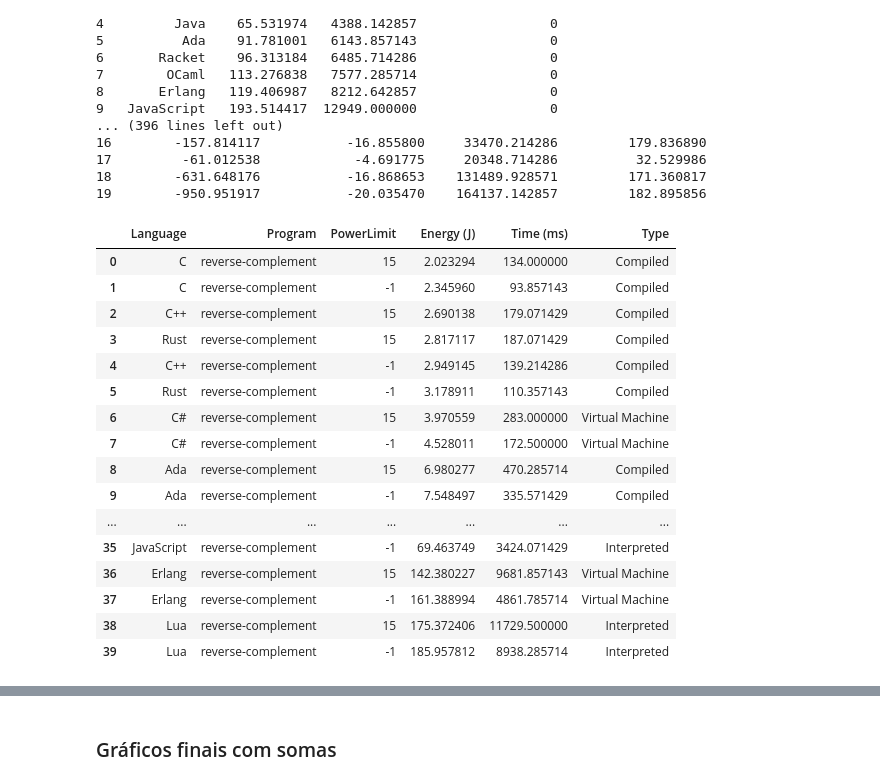
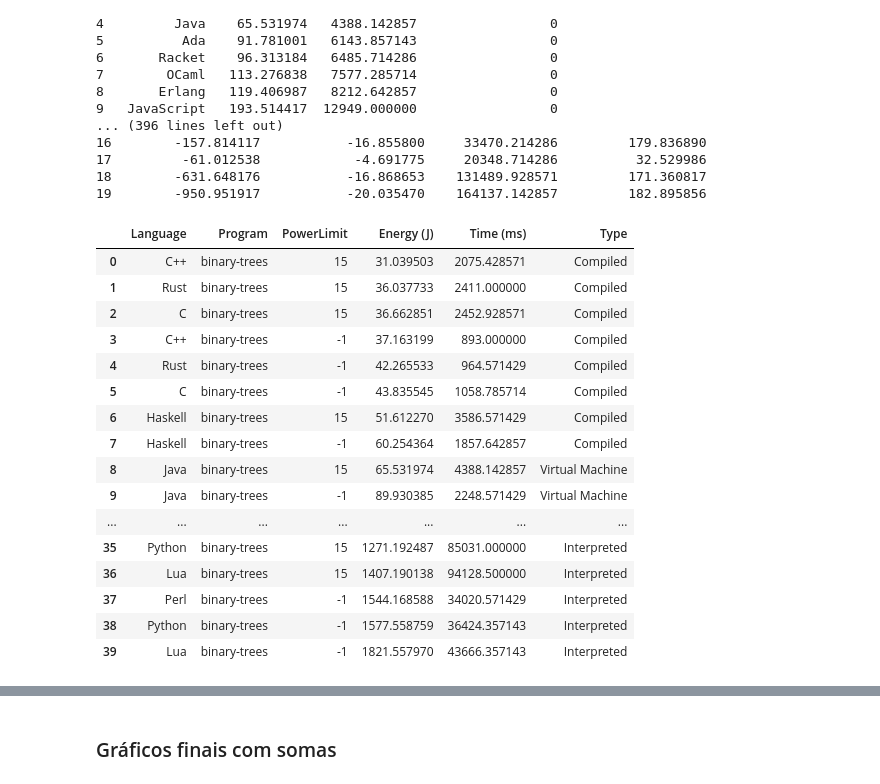
Before and after one commit to LuisMPSilva01/Energy-Languages-PowerCap, a Jupyter notebook: NoteBooks/statistics.ipynb, the cells around one changed output, grey strips where cells are left out. Drawn from its saved outputs; the diff is of its cells as text; code cells hidden in the pictures.

```diff
--- a/NoteBooks/statistics.ipynb
+++ b/NoteBooks/statistics.ipynb
@@ -375,45 +375,45 @@ binaryTrees['Type'] = "undefined"
 # %%
-binaryTrees.loc[binaryTrees['Language'] == 'Ada', 'Type'] = "Compiled"
-binaryTrees.loc[binaryTrees['Language'] == 'C', 'Type'] = "Compiled"
-binaryTrees.loc[binaryTrees['Language'] == 'C++', 'Type'] = "Compiled"
-binaryTrees.loc[binaryTrees['Language'] == 'Go', 'Type'] = "Compiled"
-binaryTrees.loc[binaryTrees['Language'] == 'Haskell', 'Type'] = "Compiled"
-binaryTrees.loc[binaryTrees['Language'] == 'OCaml', 'Type'] = "Compiled"
-binaryTrees.loc[binaryTrees['Language'] == 'Rust', 'Type'] = "Compiled"
-binaryTrees.loc[binaryTrees['Language'] == 'Swift', 'Type'] = "Compiled"
+singleProblemDF.loc[singleProblemDF['Language'] == 'Ada', 'Type'] = "Compiled"
+singleProblemDF.loc[singleProblemDF['Language'] == 'C', 'Type'] = "Compiled"
+singleProblemDF.loc[singleProblemDF['Language'] == 'C++', 'Type'] = "Compiled"
+singleProblemDF.loc[singleProblemDF['Language'] == 'Go', 'Type'] = "Compiled"
+singleProblemDF.loc[singleProblemDF['Language'] == 'Haskell', 'Type'] = "Compiled"
+singleProblemDF.loc[singleProblemDF['Language'] == 'OCaml', 'Type'] = "Compiled"
+singleProblemDF.loc[singleProblemDF['Language'] == 'Rust', 'Type'] = "Compiled"
+singleProblemDF.loc[singleProblemDF['Language'] == 'Swift', 'Type'] = "Compiled"
 # %%
-binaryTrees.loc[binaryTrees['Language'] == 'Dart', 'Type'] = "Interpreted"
-binaryTrees.loc[binaryTrees['Language'] == 'JavaScript', 'Type'] = "Interpreted"
-binaryTrees.loc[binaryTrees['Language'] == 'Lua', 'Type'] = "Interpreted"
-binaryTrees.loc[binaryTrees['Language'] == 'Perl', 'Type'] = "Interpreted"
-binaryTrees.loc[binaryTrees['Language'] == 'PHP', 'Type'] = "Interpreted"
-binaryTrees.loc[binaryTrees['Language'] == 'Python', 'Type'] = "Interpreted"
-binaryTrees.loc[binaryTrees['Language'] == 'Ruby', 'Type'] = "Interpreted"
-binaryTrees.loc[binaryTrees['Language'] == 'Julia', 'Type'] = "Interpreted"
+singleProblemDF.loc[singleProblemDF['Language'] == 'Dart', 'Type'] = "Interpreted"
+singleProblemDF.loc[singleProblemDF['Language'] == 'JavaScript', 'Type'] = "Interpreted"
+singleProblemDF.loc[singleProblemDF['Language'] == 'Lua', 'Type'] = "Interpreted"
+singleProblemDF.loc[singleProblemDF['Language'] == 'Perl', 'Type'] = "Interpreted"
+singleProblemDF.loc[singleProblemDF['Language'] == 'PHP', 'Type'] = "Interpreted"
+singleProblemDF.loc[singleProblemDF['Language'] == 'Python', 'Type'] = "Interpreted"
+singleProblemDF.loc[singleProblemDF['Language'] == 'Ruby', 'Type'] = "Interpreted"
+singleProblemDF.loc[singleProblemDF['Language'] == 'Julia', 'Type'] = "Interpreted"
 # %%
-binaryTrees.loc[binaryTrees['Language'] == 'C#', 'Type'] = "Virtual Machine"
-binaryTrees.loc[binaryTrees['Language'] == 'Erlang', 'Type'] = "Virtual Machine"
-binaryTrees.loc[binaryTrees['Language'] == 'Java', 'Type'] = "Virtual Machine"
-binaryTrees.loc[binaryTrees['Language'] == 'Racket', 'Type'] = "Virtual Machine"
+singleProblemDF.loc[singleProblemDF['Language'] == 'C#', 'Type'] = "Virtual Machine"
+singleProblemDF.loc[singleProblemDF['Language'] == 'Erlang', 'Type'] = "Virtual Machine"
+singleProblemDF.loc[singleProblemDF['Language'] == 'Java', 'Type'] = "Virtual Machine"
+singleProblemDF.loc[singleProblemDF['Language'] == 'Racket', 'Type'] = "Virtual Machine"
 # %%
-binaryTrees.head(40)
+singleProblemDF.head(40)
 # %% [output]
 |  | Language | Program | PowerLimit | Energy (J) | Time (ms) | Type |
-| 0 | C | reverse-complement | 15 | 2.023294 | 134.000000 | Compiled |
-| 1 | C | reverse-complement | -1 | 2.345960 | 93.857143 | Compiled |
-| 2 | C++ | reverse-complement | 15 | 2.690138 | 179.071429 | Compiled |
-| 3 | Rust | reverse-complement | 15 | 2.817117 | 187.071429 | Compiled |
-| 4 | C++ | reverse-complement | -1 | 2.949145 | 139.214286 | Compiled |
-| 5 | Rust | reverse-complement | -1 | 3.178911 | 110.357143 | Compiled |
-| 6 | C# | reverse-complement | 15 | 3.970559 | 283.000000 | Virtual Machine |
-| 7 | C# | reverse-complement | -1 | 4.528011 | 172.500000 | Virtual Machine |
-| 8 | Ada | reverse-complement | 15 | 6.980277 | 470.285714 | Compiled |
-| 9 | Ada | reverse-complement | -1 | 7.548497 | 335.571429 | Compiled |
+| 0 | C++ | binary-trees | 15 | 31.039503 | 2075.428571 | Compiled |
+| 1 | Rust | binary-trees | 15 | 36.037733 | 2411.000000 | Compiled |
+| 2 | C | binary-trees | 15 | 36.662851 | 2452.928571 | Compiled |
+| 3 | C++ | binary-trees | -1 | 37.163199 | 893.000000 | Compiled |
+| 4 | Rust | binary-trees | -1 | 42.265533 | 964.571429 | Compiled |
+| 5 | C | binary-trees | -1 | 43.835545 | 1058.785714 | Compiled |
+| 6 | Haskell | binary-trees | 15 | 51.612270 | 3586.571429 | Compiled |
+| 7 | Haskell | binary-trees | -1 | 60.254364 | 1857.642857 | Compiled |
+| 8 | Java | binary-trees | 15 | 65.531974 | 4388.142857 | Virtual Machine |
+| 9 | Java | binary-trees | -1 | 89.930385 | 2248.571429 | Virtual Machine |
 | ... | ... | ... | ... | ... | ... | ... |
-| 35 | JavaScript | reverse-complement | -1 | 69.463749 | 3424.071429 | Interpreted |
-| 36 | Erlang | reverse-complement | 15 | 142.380227 | 9681.857143 | Virtual Machine |
-| 37 | Erlang | reverse-complement | -1 | 161.388994 | 4861.785714 | Virtual Machine |
-| 38 | Lua | reverse-complement | 15 | 175.372406 | 11729.500000 | Interpreted |
-| 39 | Lua | reverse-complement | -1 | 185.957812 | 8938.285714 | Interpreted |
+| 35 | Python | binary-trees | 15 | 1271.192487 | 85031.000000 | Interpreted |
+| 36 | Lua | binary-trees | 15 | 1407.190138 | 94128.500000 | Interpreted |
+| 37 | Perl | binary-trees | -1 | 1544.168588 | 34020.571429 | Interpreted |
+| 38 | Python | binary-trees | -1 | 1577.558759 | 36424.357143 | Interpreted |
+| 39 | Lua | binary-trees | -1 | 1821.557970 | 43666.357143 | Interpreted |
 # %%
 # Separate data by Type and PowerLimit
```
Also changed, not shown: parts of 3 cells of this notebook.
